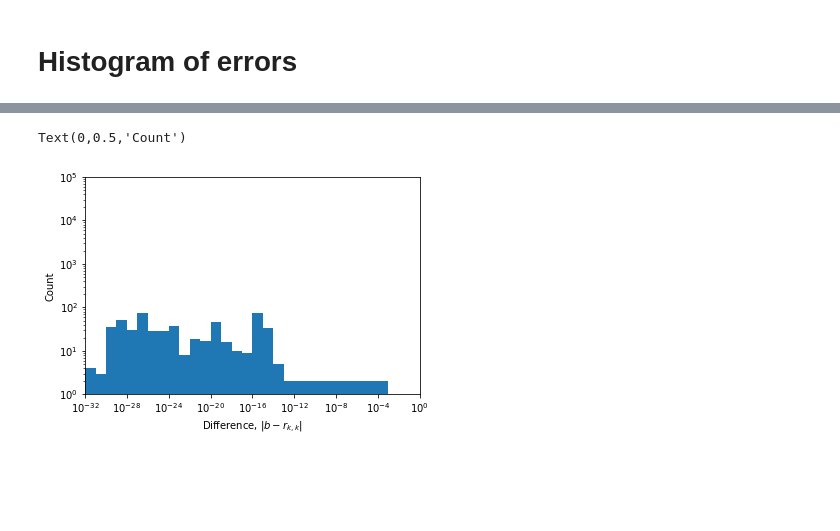
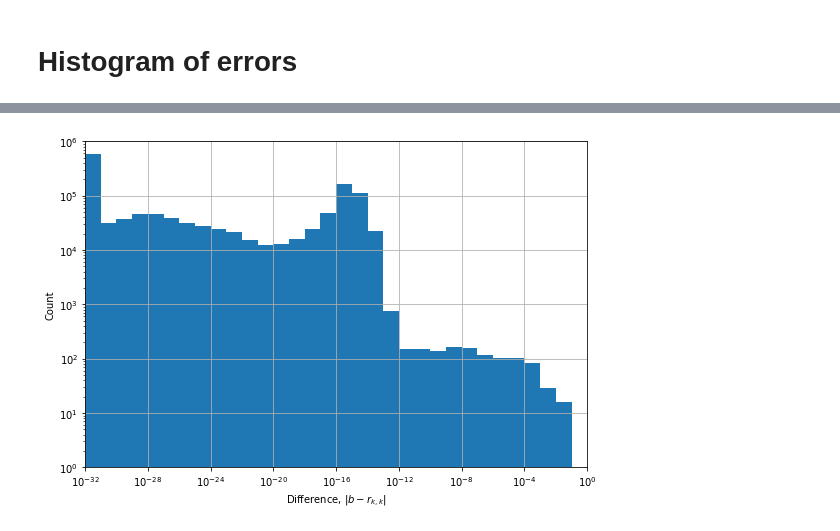
Before and after one commit to ergs/transmutagen-paper, a Jupyter notebook: decay_analysis.ipynb, the cells around one changed output, grey strips where cells are left out. Drawn from its saved outputs; the diff is of its cells as text; code cells hidden in the pictures; blank space fills up the shorter version.

```diff
--- a/decay_analysis.ipynb
+++ b/decay_analysis.ipynb
@@ -8,14 +8,14 @@ import tables as tb
 # %%
 %%time
 nucs = cram.NUCS
-n = 32
-nucs = cram.NUCS[100*n:100*(n+1)]
+#n = 34
+#nucs = cram.NUCS[100*n:100*(n+1)]
 #nucs = cram.NUCS[:100*(n+1)]
 # degenerate cases
 #nucs = ['Lu153', 'Tm149', 'Pt183', 'Os179', 'Ir172', 'Re168']
 #nucs = ['Ir172']
 # run custom
 #nucs = ['Ra233', 'Ac225']
-nucs = ['Es254']
+#nucs = ['Es254', 'U238']
 batemans, crammeds, diagexps = run_nuclides(nucs=nucs, verbose=True)
 # %% [output]
@@ -115,9 +162,12 @@ Es254 -> Pb206
 # %%
-plt.hist(diff_arrs.flat, bins=np.logspace(-32, 0, 33), log=True)
+plt.figure(figsize=(9,6))
+diff_vals = np.array(diff_arrs.flat)
+diff_vals[diff_vals < 1e-32] = 2e-32  # put very small values in lowest bin
+plt.hist(diff_vals, bins=np.logspace(-32, 0, 33), log=True)
 plt.xscale('log')
-plt.axis([1e-32, 1, 1e0, 1e5])
+plt.axis([1e-32, 1, 1e0, 1e6])
 plt.xlabel('Difference, $\\left|b - r_{k,k}\\right|$')
 plt.ylabel('Count')
+plt.grid()
 # %% [output]
-Text(0,0.5,'Count')
-[figure, old version]
+[figure, new version]
```
Also changed, not shown: parts of 28 cells of this notebook, 2 other files.
